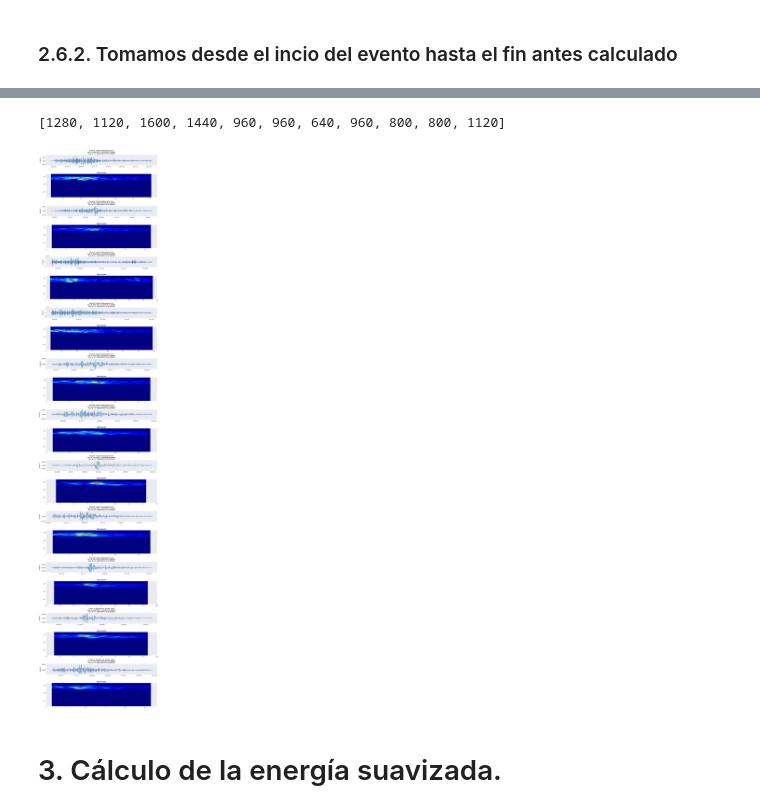
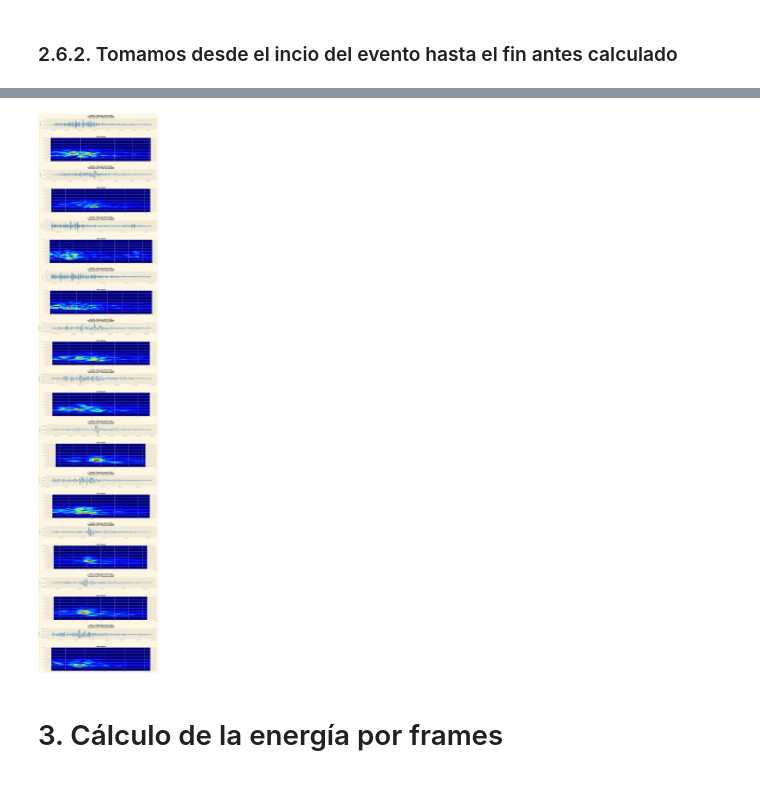
Before and after one commit to simonvidal99/Trigger, a Jupyter notebook: energy.ipynb, the cells around one changed output, grey strips where cells are left out. Saved outputs shown, nothing was run; the diff lists cells and outputs as text; code cells hidden in the pictures.

```diff
--- a/energy.ipynb
+++ b/energy.ipynb
@@ -319,21 +320,3 @@ closest_sts_tr
 ### 2.6.1. Se calcula el término del evento como el 3% de la energía del punto máximo del evento
 # %% [markdown]
 Tomamos en un inicio solo los primeros 60 segundos para calcular la energía máxima, de forma contraria, considera eventos futuros como los de máxima energía, quedando la cagadita. En tiempo real esto no sería necesario
-# %%
-def signal_energy(signal, window_size = 160, sample_rate = 40, hop_lenght = 160):
-
-    # Tomamos los primeros 60 segundos
-    signal = signal[:60*sample_rate]
-
-    # Multiplicamos por un factor de escala para evitar errores numericos por trabajar con números muy pequeños
-    data = signal*1e10
-
-    # Calcular la energía en frames de 4 segundos
-    energy = np.convolve(data**2, np.ones(window_size), mode='valid')[::hop_lenght]
-
-    #energy = np.array([
-    #    np.sum(np.abs(data[i:i+window_size])**2)
-    #    for i in range(0, len(data), hop_length)
-    #])
-
-    return energy
@@ -340,24 +405,5 @@ def signal_energy(signal, window_size = 160, sample_rate = 40, hop_lenght = 160)
 # %% [markdown]
 Ahora se toma la función anterior para calcular el termino del evento
-# %%
-def endpoint_event(signal, thr_energy = 0.03, window_size = 160):
-
-    energy = signal_energy(signal)
-
-    # Encontrar el pico de energía
-    max_energy = np.max(energy)
-    peak_index_energy = np.argmax(energy)
-    ic(peak_index_energy)
-
-    # Calcular el 3% del pico de energía
-    threshold_energy = thr_energy * max_energy
-
-    # Encontrar el punto donde la señal baja del 3% después del pico
-    endpoint_energy = np.where(energy[peak_index_energy:] < threshold_energy)[0][0] + peak_index_energy
-    ic(endpoint_energy)
-
-    return peak_index_energy, endpoint_energy*window_size
-    #se retorna endpoint*el largo de la ventana ya que endpoint energy entrega el frame donde se bajo del 3%, entonces necesitamos esto para tenerlo en muestras
 # %%
 # Tomamos trazas que parten en el inicio de cada evento y toman todo el resto de la señal
 start_traces = [sts.slice(start) for sts, start in zip(closest_sts_tr, start_time)]
@@ -443,33 +450,29 @@ plt.style.available
-# %%
-post_event
-# %% [output]
-[1280, 1120, 1600, 1440, 960, 960, 640, 960, 800, 800, 1120]
 # %%
 # Set a professional style for the plot
-plt.style.use('seaborn-v0_8-darkgrid')
+plt.style.use('_mpl-gallery')
 
 fig = plt.figure(figsize=(15, 75))
 gs = gridspec.GridSpec(2*len(sliced_traces), 1, height_ratios=[1,2.2]*len(sliced_traces), width_ratios=[1])
 fig.subplots_adjust(hspace = 0.5)
 
 for i, traces in enumerate(sliced_traces):
     # Plot the signal
     ax1 = plt.subplot(gs[2*i])
     ax1.plot(traces.times("matplotlib"), traces.data, color='steelblue', linewidth=1.5)
     ax1.set_title(f'Evento {i+1}. Estación más cercana: {closest_st_names[i]} \nHora de Inicio: {traces.stats.starttime + pre_event} \nHora de Fin: {traces.stats.starttime + post_event[i]/sample_rate}'
                   , size=10, fontweight='bold')
     ax1.set_ylabel('Amplitud', fontsize=10)
     ax1.xaxis.set_major_formatter(mdates.DateFormatter('%H:%M:%S'))  # Formato de hora
     ax1.grid(True)
 
     # Plot the spectrogram
     ax2 = plt.subplot(gs[2*i+1])
-    fig = traces.spectrogram(show=False, axes=ax2, log=True, title='Spectrogram', cmap=cm.jet)
+    fig = traces.spectrogram(show=False, axes=ax2, title='Spectrogram', cmap=cm.jet)
     ax2.set_title('Spectrogram', size=12, fontweight='bold')
     ax2.grid(True)
 
 plt.show()
 # %% [output]
-[figure, old version]
+[figure, new version]
 # %% [markdown]
-# 3. Cálculo de la energía suavizada.
+# 3. Cálculo de la energía por frames
```
Also changed, not shown: parts of 22 cells of this notebook.
